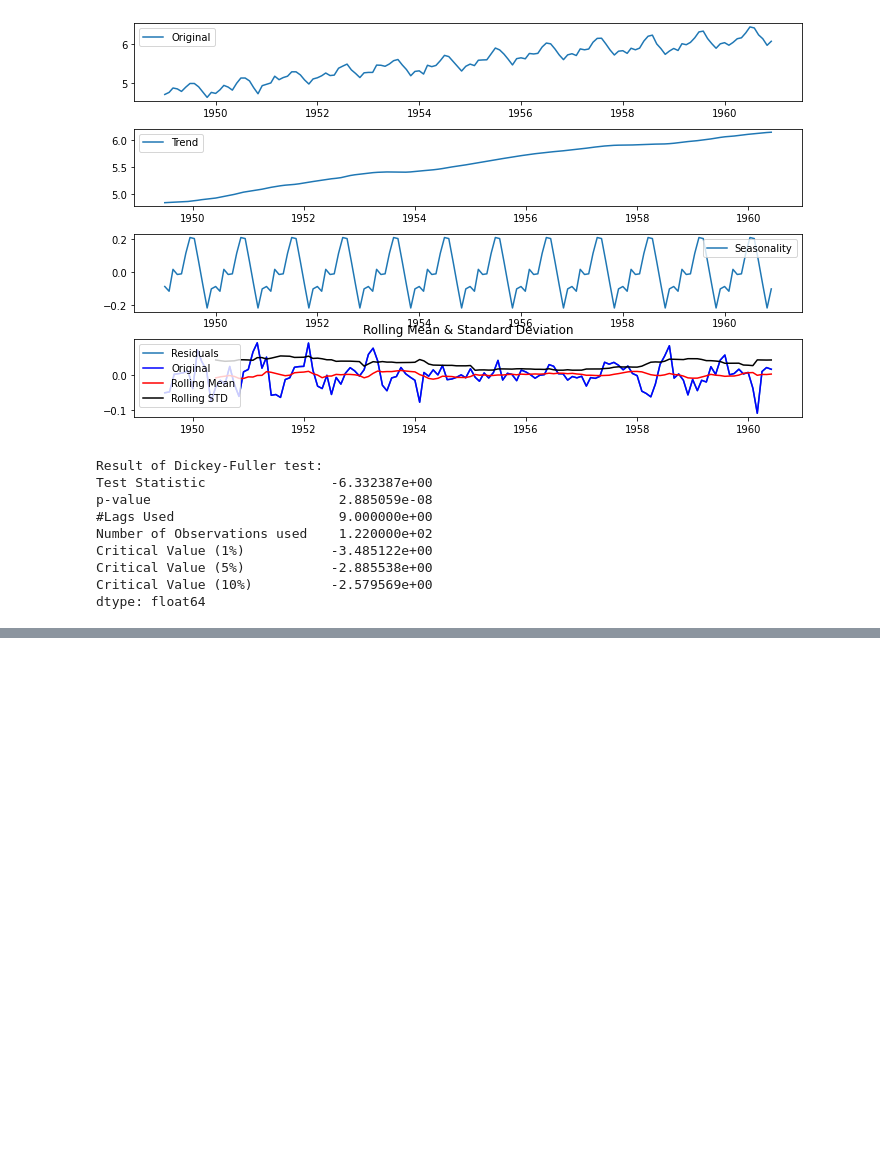
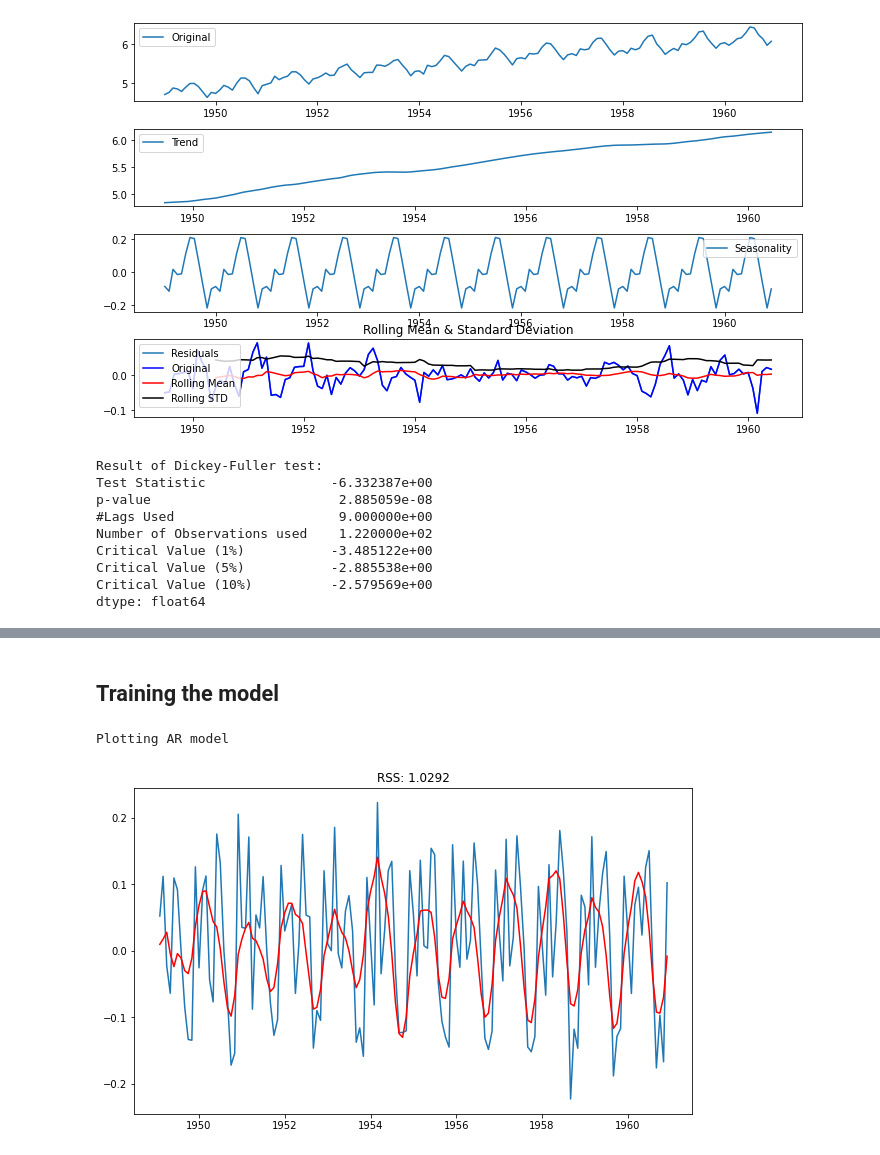
Before and after one commit to ThierrryScotto/Air-Passengers-Forecast, a Jupyter notebook: air_passengers_forecast.ipynb, the cells around one changed output, grey strips where cells are left out. Cells and saved outputs as stored; diff of their text form; code cells hidden in the pictures; blank space fills up the shorter version.

```diff
--- a/air_passengers_forecast.ipynb
+++ b/air_passengers_forecast.ipynb
@@ -302,0 +351,15 @@ dtype: float64
+# %% [markdown]
+## Training the model
+# %%
+from statsmodels.tsa.arima_model import ARIMA
+
+# AR MODEL
+model = ARIMA(indexed_dataset_log_scale, order=(2, 1, 2))
+results_AR = model.fit(disp=-1)
+plt.plot(dataset_log_diff_shifting)
+plt.plot(results_AR.fittedvalues, color='red')
+plt.title('RSS: %.4f'% sum((results_AR.fittedvalues - dataset_log_diff_shifting['Passengers'])**2))
+print('Plotting AR model')
+# %% [output]
+Plotting AR model
+[figure, added]
```
Also changed, not shown: parts of 10 cells of this notebook.
